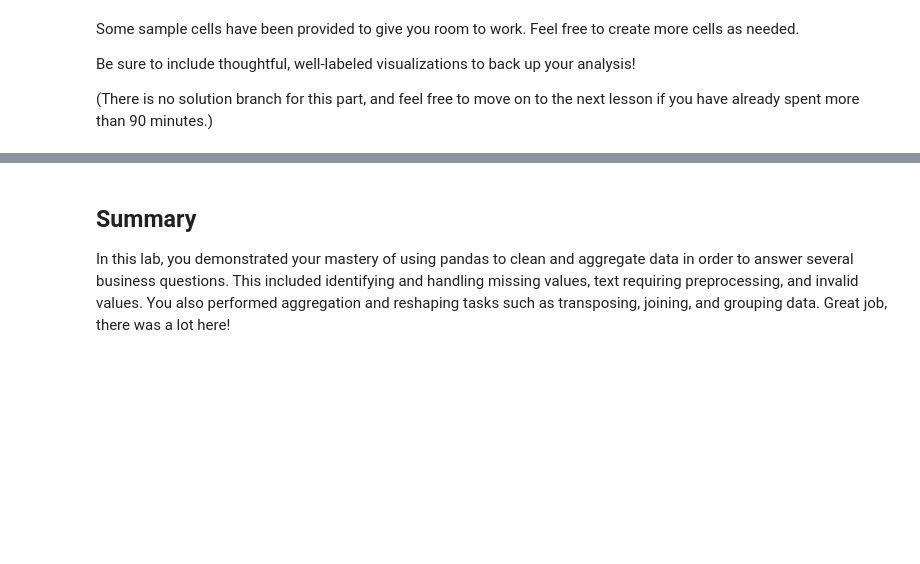
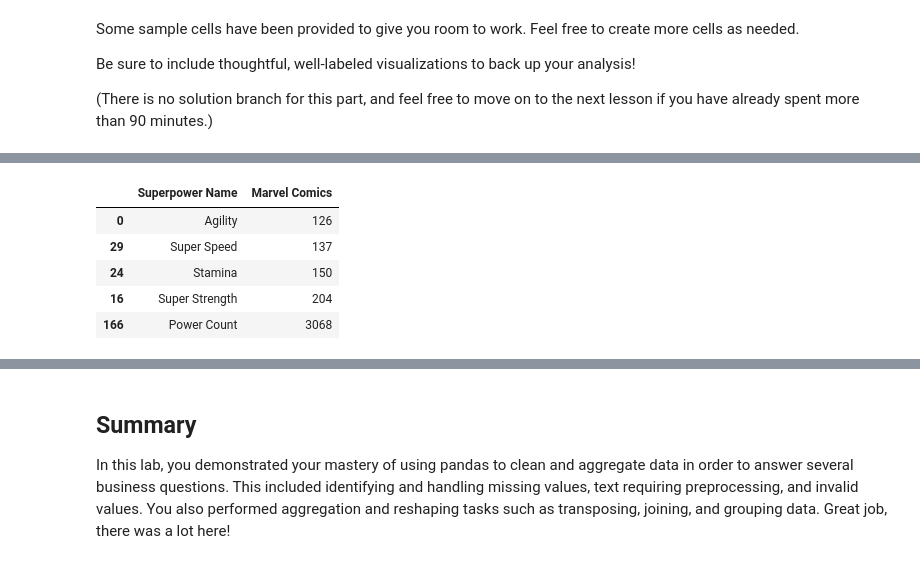
Before and after one commit to 01Troy/dsc-pandas-data-cleaning-lab, a Jupyter notebook: index.ipynb, the cells around one changed output, grey strips where cells are left out. Drawn from its saved outputs; the diff is of its cells as text; code cells hidden in the pictures; blank space fills up the shorter version.

```diff
--- a/index.ipynb
+++ b/index.ipynb
@@ -858,0 +868,3 @@ Be sure to include thoughtful, well-labeled visualizations to back up your analy
+# %%
+question_3_df = heroes_and_powers_df[(heroes_and_powers_df['Publisher'] == 'DC Comics') | (heroes_and_powers_df['Publisher'] == 'Marvel Comics')]
+question_3_df
@@ -858,0 +897,11 @@ Be sure to include thoughtful, well-labeled visualizations to back up your analy
+# %%
+marvel_least_common = question_3_df.drop("DC Comics", axis=1)
+marvel_least_common = marvel_most_common.sort_values(by="Marvel Comics", ascending=True)[:5]
+marvel_least_common
+# %% [output]
+|  | Superpower Name | Marvel Comics |
+| 0 | Agility | 126 |
+| 29 | Super Speed | 137 |
+| 24 | Stamina | 150 |
+| 16 | Super Strength | 204 |
+| 166 | Power Count | 3068 |
```
Also changed, not shown: parts of 11 cells of this notebook.
